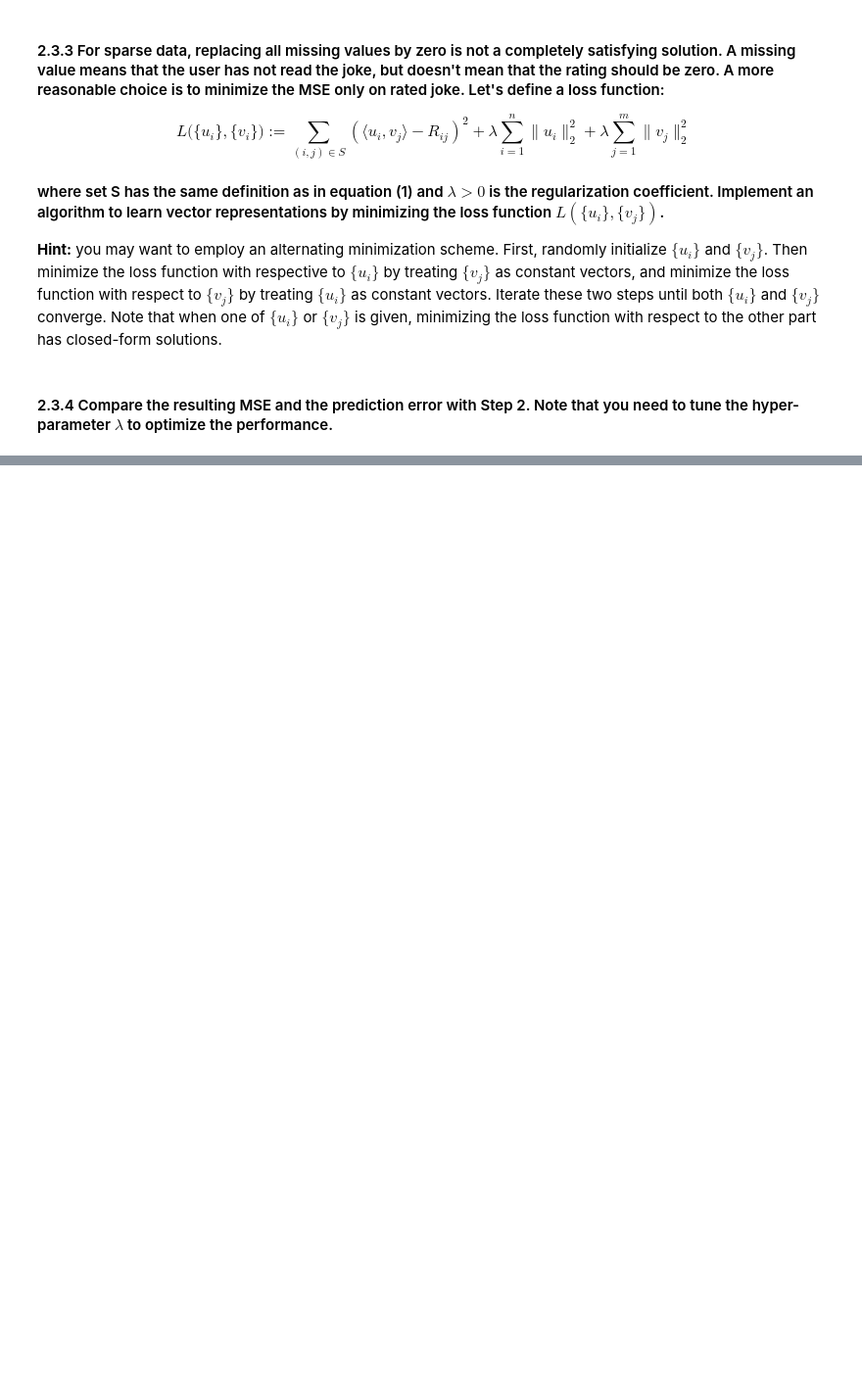
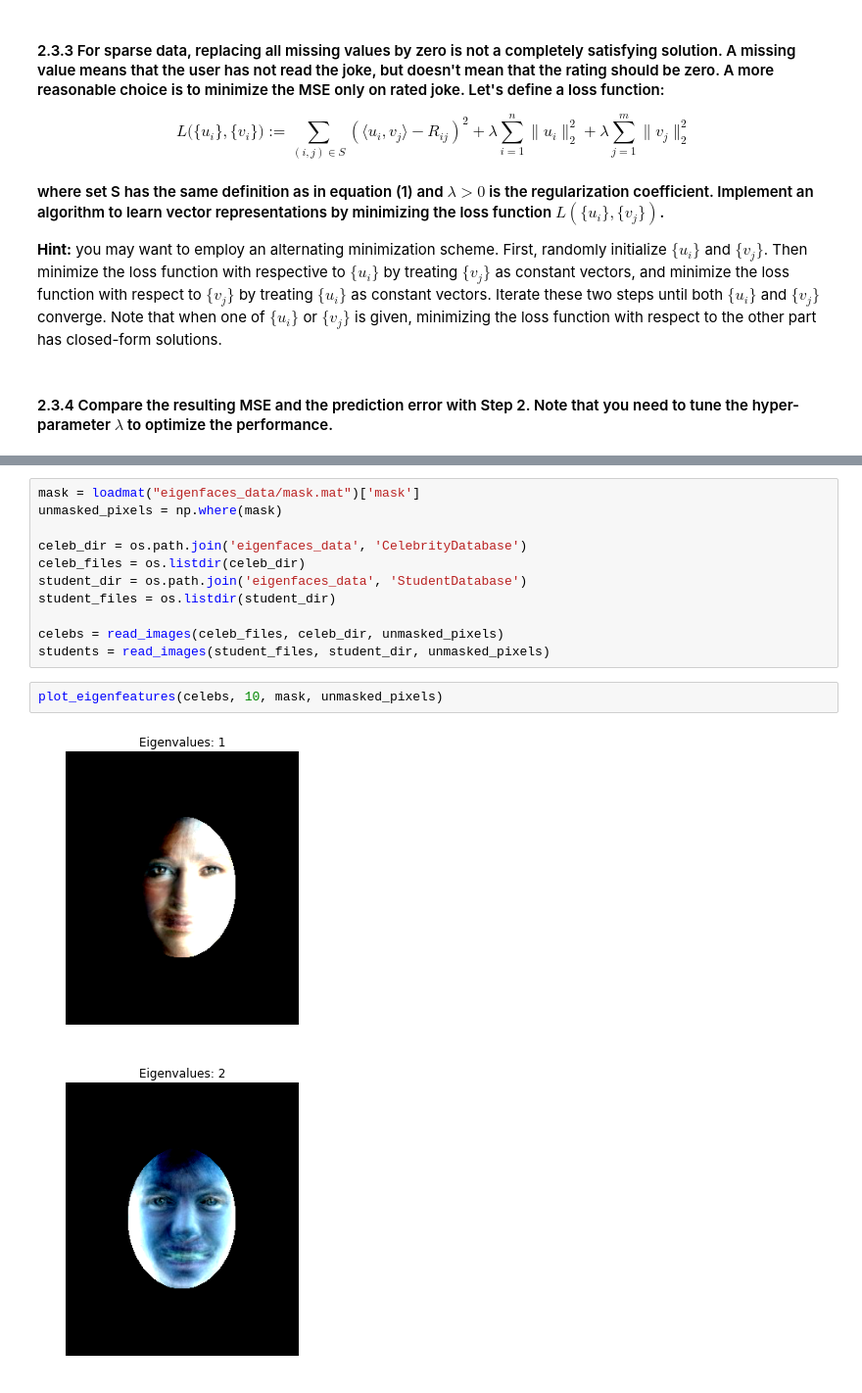
Before and after one commit to semerj/cs289-fall2015, a Jupyter notebook: hw7/CS289a - HW7.ipynb, the cells around one changed output, grey strips where cells are left out. Shown at 98% size. Cells and saved outputs as stored; diff of their text form; blank space fills up the shorter version.

```diff
--- a/hw7/CS289a - HW7.ipynb
+++ b/hw7/CS289a - HW7.ipynb
@@ -164,0 +249,16 @@ np.savetxt("./als_d5_kaggle.csv", kaggle_submission, fmt="%i", delimiter=",", he
+# %%
+mask = loadmat("eigenfaces_data/mask.mat")['mask']
+unmasked_pixels = np.where(mask)
+
+celeb_dir = os.path.join('eigenfaces_data', 'CelebrityDatabase')
+celeb_files = os.listdir(celeb_dir)
+student_dir = os.path.join('eigenfaces_data', 'StudentDatabase')
+student_files = os.listdir(student_dir)
+
+celebs = read_images(celeb_files, celeb_dir, unmasked_pixels)
+students = read_images(student_files, student_dir, unmasked_pixels)
+# %%
+plot_eigenfeatures(celebs, 10, mask, unmasked_pixels)
+# %% [output]
+[figure, added]
+[figure, added]
```
Also changed, not shown: parts of 28 cells of this notebook, 2 other files.
